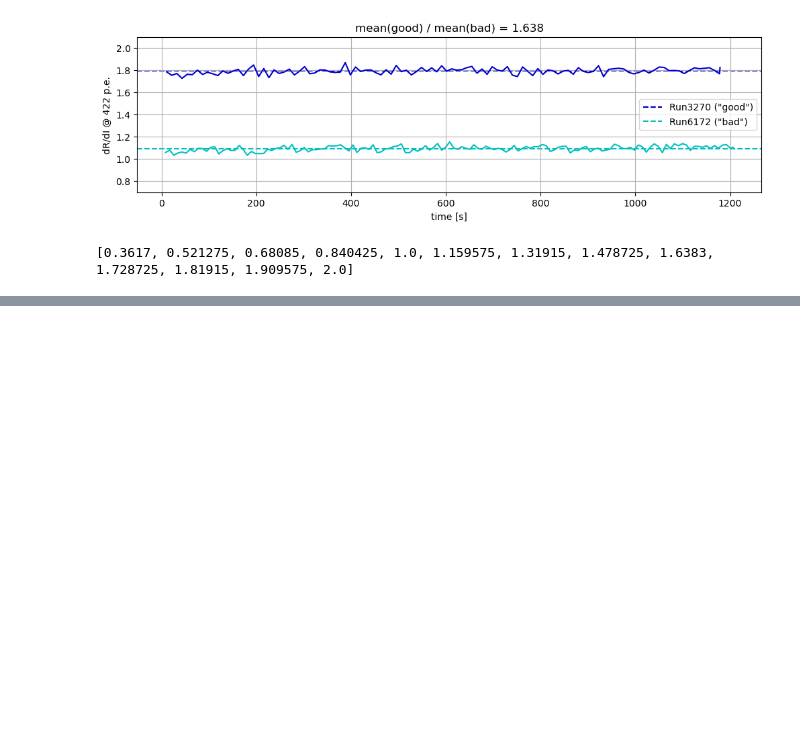
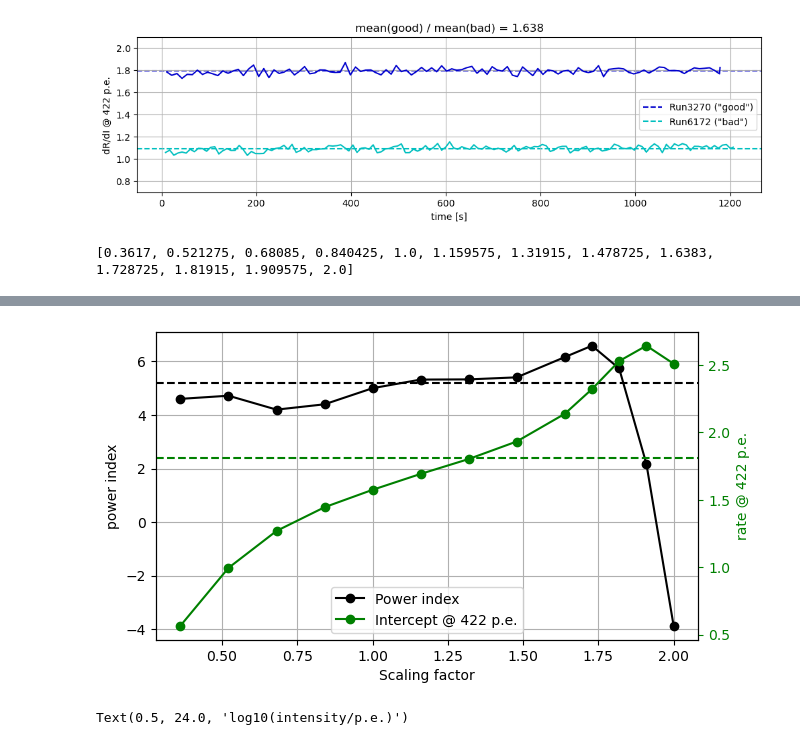
Before and after one commit to juanjq/cosmic_ray_data_correction, a Jupyter notebook: dl2_production/read_default.ipynb, the cells around one changed output, grey strips where cells are left out. Drawn from its saved outputs; the diff is of its cells as text; code cells hidden in the pictures; blank space fills up the shorter version.

```diff
--- a/dl2_production/read_default.ipynb
+++ b/dl2_production/read_default.ipynb
@@ -202 +248,49 @@ plt.show()
+# %%
+fig, (ax) = plt.subplots(figsize=(7,4))
+axt = ax.twinx()
+
+p1, = ax.plot(scales, slopes, color="k", marker="o", label="Power index")
+p2, = axt.plot(scales, intercepts, color="g", marker="o", label="Power index")
+ax.plot([], [], color="g", marker="o", label="Intercept @ 422 p.e.")
+ax.axhline(slopesgood, color="k", ls="--")
+ax.plot([], [], color="g", ls="--")
+axt.axhline(interceptsgood, color="g", ls="--")
+
+ax.legend(loc=8)
+ax.set_ylabel("power index")
+axt.set_ylabel("rate @ 422 p.e.")
+ax.set_xlabel("Scaling factor")
+ax.grid()
+ax.yaxis.label.set_color(p1.get_color())
+ax.tick_params(axis='y', colors=p1.get_color())
+axt.yaxis.label.set_color(p2.get_color())
+axt.tick_params(axis='y', colors=p2.get_color())
+
+# plt.savefig(f"plots/time_correction.png", dpi=300, bbox_inches='tight')
+plt.show()
+# %% [output]
+[figure, added]
+# %%
+ax.plot(bins_c, histograms_good[0], color="k", ls="--", label=f"Run{run_good} (\"good\")", zorder=100)
+ax.plot(bins_c, histograms[4], color="k", ls="--", label=f"Run{run_good} (\"good\")" if srun == 0 else "", zorder=100)
+
+pcols = ["b", "gray", "r"]
+colors = aux.get_colors_multiplot(scales, COLORS=pcols, ran=[0, 2])
+cmap   = aux.create_cmap(pcols)
+aux.plot_colorbar(fig, ax, [0, 2], cmap, label="scaling factor")
+
+for i, scale in enumerate(scales):
+    label = f"Scaled {scale:.3f}"
+    kw = dict()
+    ax.plot(bins_c, histograms[i], color=colors[i], label=label, zorder=-i, **kw)
+
+ax.axvline(np.log10(422), color="gray", ls="--", zorder=-1, label="422 p.e.")
+ax.axvspan(np.log10(316), np.log10(562), color="gray", alpha=0.2, zorder=-2, lw=0)
+
+ax.set_yscale("log")
+ax.legend()
+ax.set_ylabel("cosmic rate per bin [ev/s]")
+ax.set_xlabel("log10(intensity/p.e.)")
+# %% [output]
+Text(0.5, 24.0, 'log10(intensity/p.e.)')
 # %%
```
Also changed, not shown: parts of 15 cells of this notebook, 2 other files.
